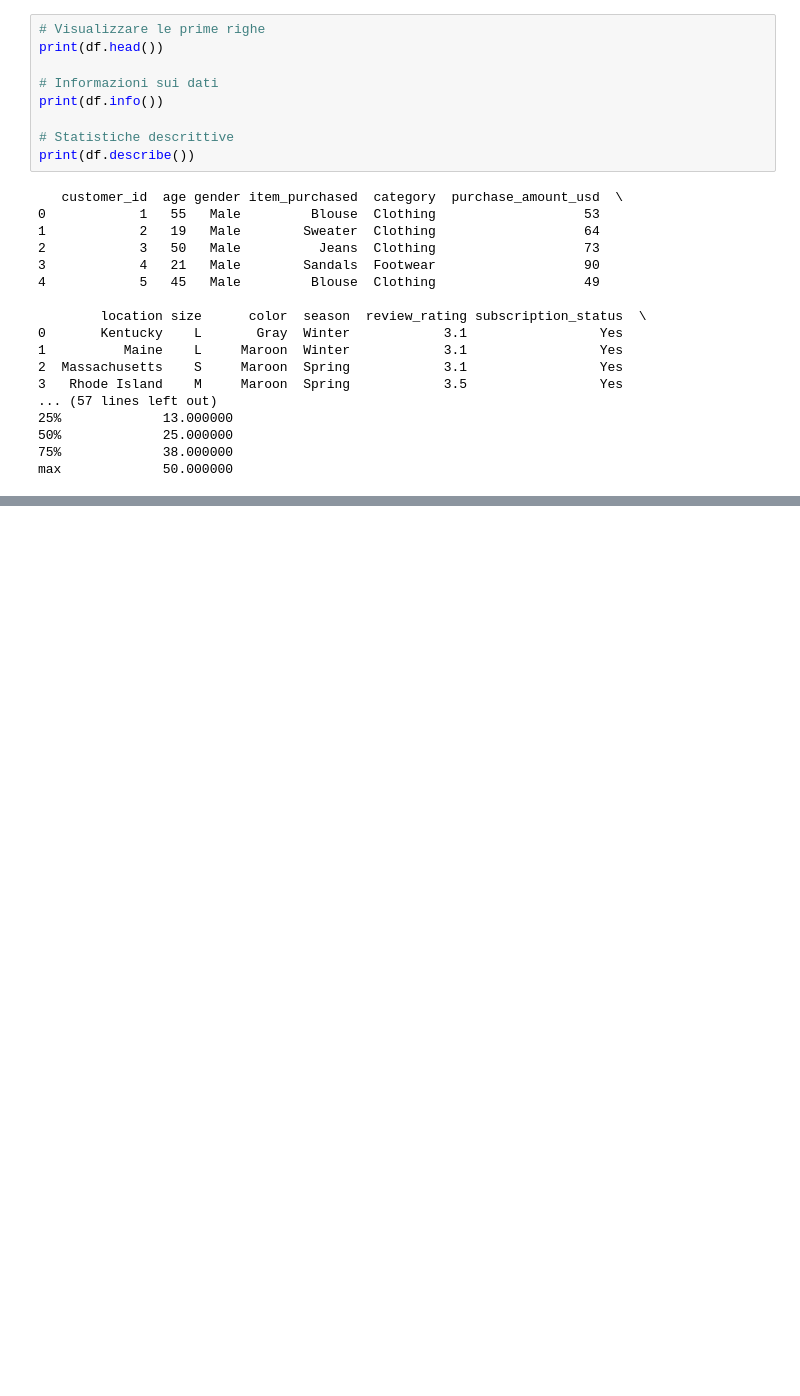
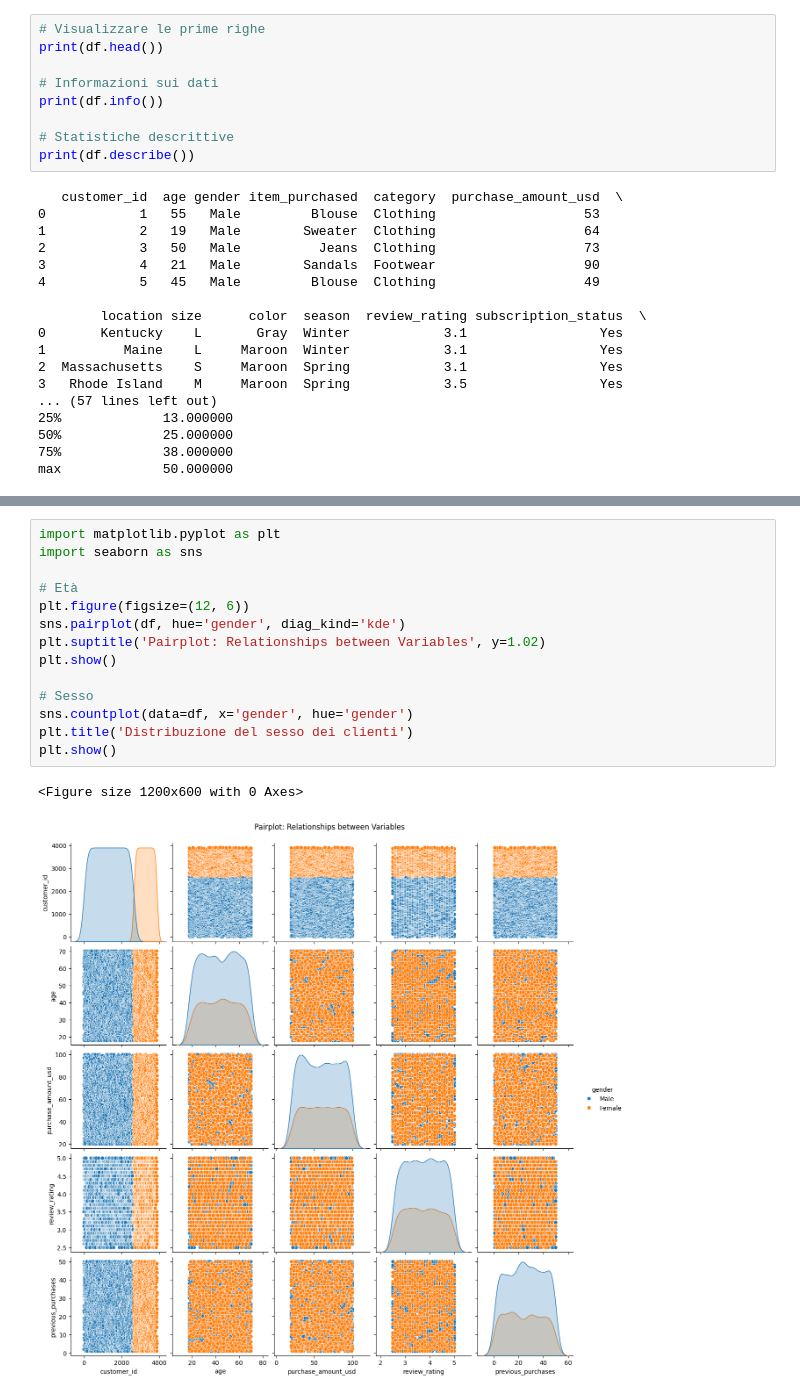
Before and after one commit to alessiaperrone03/shopping_trends_analysis, a Jupyter notebook: notebooks/advanced_analysis.ipynb, the cells around one changed output, grey strips where cells are left out. Cells and saved outputs as stored; diff of their text form; blank space fills up the shorter version.

```diff
--- a/notebooks/advanced_analysis.ipynb
+++ b/notebooks/advanced_analysis.ipynb
@@ -50,0 +81,17 @@ max             50.000000
+# %%
+import matplotlib.pyplot as plt
+import seaborn as sns
+
+# Età
+plt.figure(figsize=(12, 6))
+sns.pairplot(df, hue='gender', diag_kind='kde')
+plt.suptitle('Pairplot: Relationships between Variables', y=1.02)
+plt.show()
+
+# Sesso
+sns.countplot(data=df, x='gender', hue='gender')
+plt.title('Distribuzione del sesso dei clienti')
+plt.show()
+# %% [output]
+<Figure size 1200x600 with 0 Axes>
+[figure, added]
```
Also changed, not shown: parts of 15 cells of this notebook.
